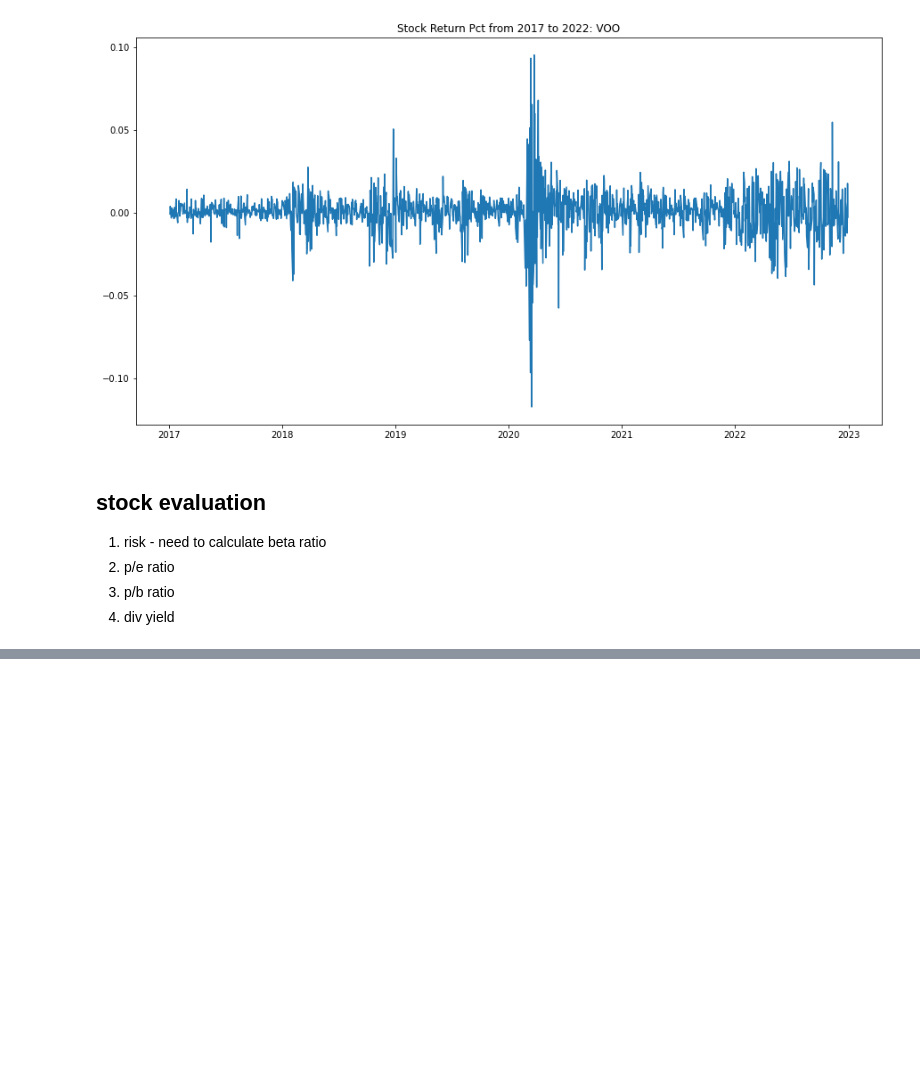
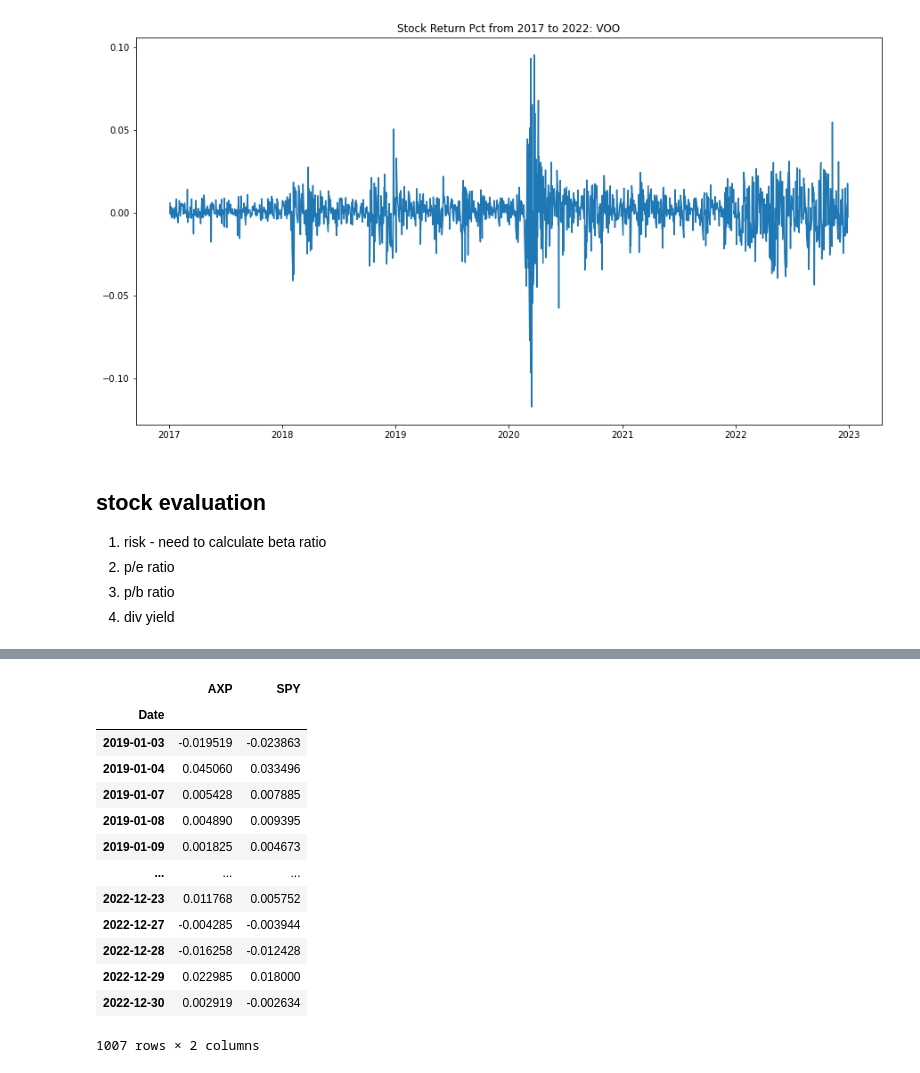
Before and after one commit to rahulakrish/portfolio_builder, a Jupyter notebook: notebook.ipynb, the cells around one changed output, grey strips where cells are left out. Drawn from its saved outputs; the diff is of its cells as text; code cells hidden in the pictures; blank space fills up the shorter version.

```diff
--- a/notebook.ipynb
+++ b/notebook.ipynb
@@ -46,0 +79,17 @@ voo_return
+# %%
+price_change
+# %% [output]
+|  | AXP | SPY |
+| Date |  |  |
+| 2019-01-03 | -0.019519 | -0.023863 |
+| 2019-01-04 | 0.045060 | 0.033496 |
+| 2019-01-07 | 0.005428 | 0.007885 |
+| 2019-01-08 | 0.004890 | 0.009395 |
+| 2019-01-09 | 0.001825 | 0.004673 |
+| ... | ... | ... |
+| 2022-12-23 | 0.011768 | 0.005752 |
+| 2022-12-27 | -0.004285 | -0.003944 |
+| 2022-12-28 | -0.016258 | -0.012428 |
+| 2022-12-29 | 0.022985 | 0.018000 |
+| 2022-12-30 | 0.002919 | -0.002634 |
+1007 rows × 2 columns
```
Also changed, not shown: parts of 15 cells of this notebook.
